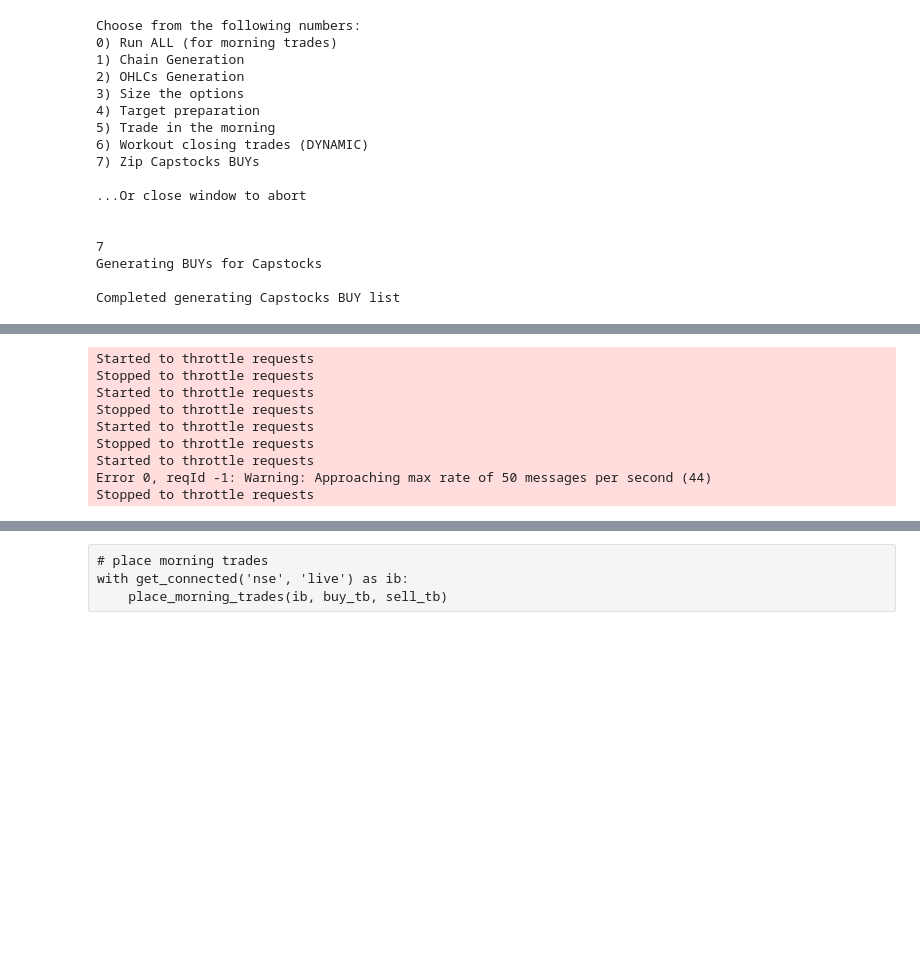
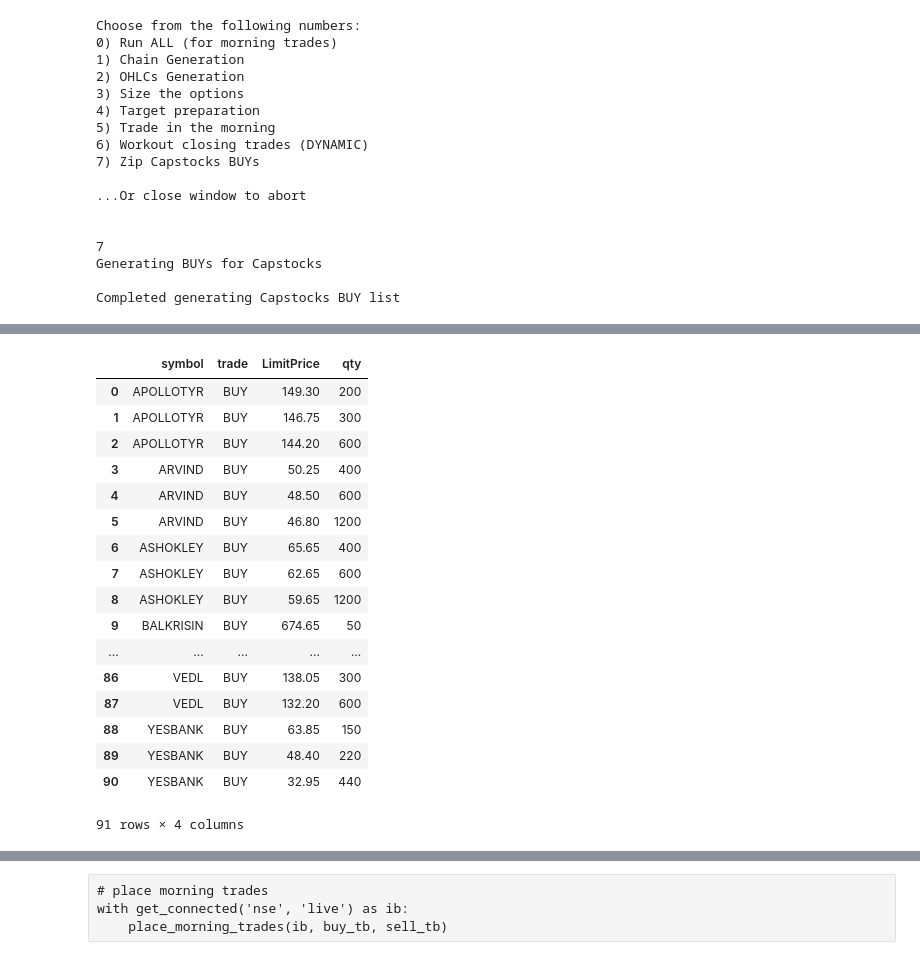
Before and after one commit to reservoirinvest/ibkr, a Jupyter notebook: bin/0main_nse.ipynb, the cells around one changed output, grey strips where cells are left out. Cells and saved outputs as stored; diff of their text form; code cells hidden in the pictures; blank space fills up the shorter version.

Commit message:
changes to MD files, capstocks.xlsx generation

```diff
--- a/bin/0main_nse.ipynb
+++ b/bin/0main_nse.ipynb
@@ -275,0 +284,3 @@ Completed generating Capstocks BUY list
+# %%
+df = pd.read_excel(fspath+'capstocks.xlsx', header=0)
+df.assign(margin=df.LimitPrice*df.qty).groupby('symbol').sum().sort_values('margin', ascending=False)
@@ -276,2 +309,23 @@ Completed generating Capstocks BUY list
+# %%
+df
+# %% [output]
+|  | symbol | trade | LimitPrice | qty |
+| 0 | APOLLOTYR | BUY | 149.30 | 200 |
+| 1 | APOLLOTYR | BUY | 146.75 | 300 |
+| 2 | APOLLOTYR | BUY | 144.20 | 600 |
+| 3 | ARVIND | BUY | 50.25 | 400 |
+| 4 | ARVIND | BUY | 48.50 | 600 |
+| 5 | ARVIND | BUY | 46.80 | 1200 |
+| 6 | ASHOKLEY | BUY | 65.65 | 400 |
+| 7 | ASHOKLEY | BUY | 62.65 | 600 |
+| 8 | ASHOKLEY | BUY | 59.65 | 1200 |
+| 9 | BALKRISIN | BUY | 674.65 | 50 |
+| ... | ... | ... | ... | ... |
+| 86 | VEDL | BUY | 138.05 | 300 |
+| 87 | VEDL | BUY | 132.20 | 600 |
+| 88 | YESBANK | BUY | 63.85 | 150 |
+| 89 | YESBANK | BUY | 48.40 | 220 |
+| 90 | YESBANK | BUY | 32.95 | 440 |
+91 rows × 4 columns
 # %%
 df_targets = pd.read_pickle(fspath+'targets.pkl')
@@ -281,13 +333,4 @@ df_targets.to_pickle(fspath+'targets.pkl')
 # %%
 with get_connected('nse', 'live') as ib:
-    doTrades(ib, sell_tb)
+    sell_tb = sells(ib, df_targets)
+    trades = doTrades(ib, sell_tb)
-# %% [output]
-Started to throttle requests
-Stopped to throttle requests
-Started to throttle requests
-Stopped to throttle requests
-Started to throttle requests
-Stopped to throttle requests
-Started to throttle requests
-Error 0, reqId -1: Warning: Approaching max rate of 50 messages per second (44)
-Stopped to throttle requests
```
Also changed, not shown: parts of 11 cells of this notebook, 20 other files.
